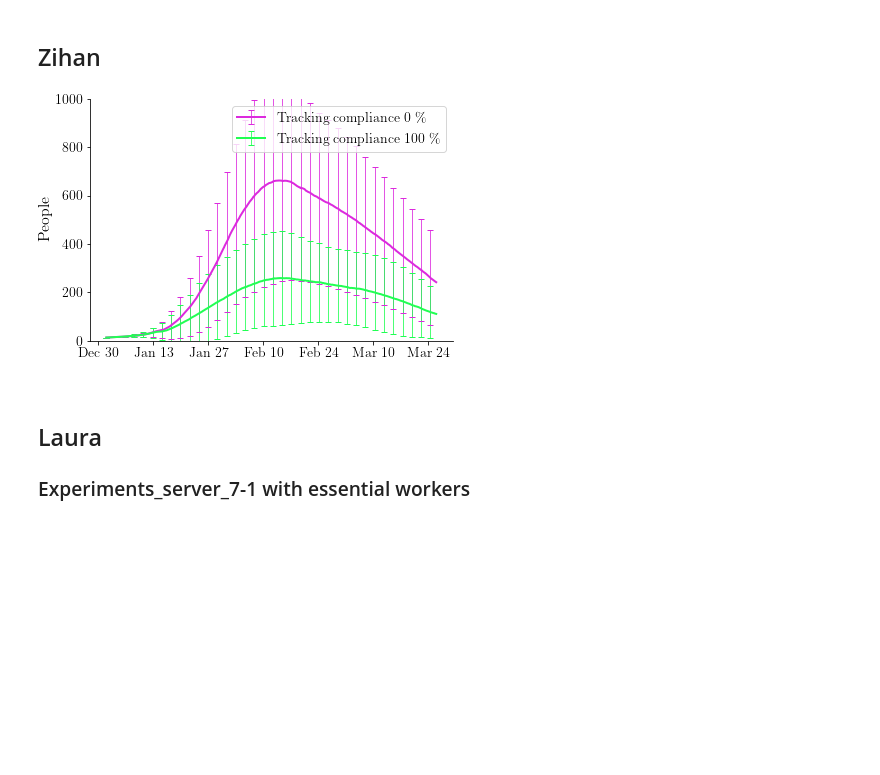
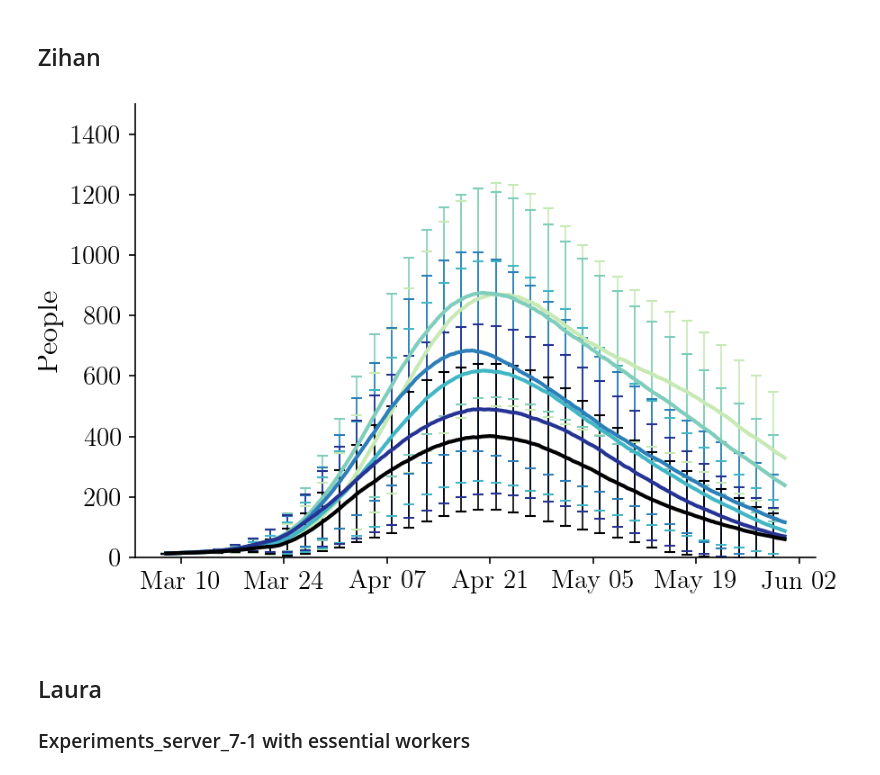
Before and after one commit to stanfordfuturebay/simulator, a Jupyter notebook: sim/Plot.ipynb, the cells around one changed output. Drawn from its saved outputs; the diff is of its cells as text; code cells hidden in the pictures; blank space fills up the shorter version.

```diff
--- a/sim/Plot.ipynb
+++ b/sim/Plot.ipynb
@@ -51,5 +48,7 @@ The autoreload extension is already loaded. To reload it, use:
 # %% [markdown]
 ## Zihan
+# %%
+summaries_SD_6 = load_summary('tracing_isolate_sftest_2trace_stochastic_20pctall_isohouse_40rpts_005betas_trace_friends_only_colleagues_tracehouse.pk')
 # %%
 '''
 (0) 0: SocialDistancingForAllMeasure`
@@ -67,7 +66,6 @@ import matplotlib.pyplot as plt
 rpts = 20
 p_compliance = [0.0, 1.0]
 measures_deployed = [1,3,6,7]
-summaries_SD_6 = load_summary('tracing_isolate_sf_tc1x_sup20_laura_isohouse_20rpts2.pk')
 for j, policy in enumerate(['advanced']):
     summaries_ = summaries_SD_6[policy]
     f,axs = plt.subplots(2,2,figsize = (13,13))
@@ -142,24 +140,23 @@ plt.show()
 # %%
 # Plot results of experiments_server_7-1.py
 c=0
 runstr = f'run{c}_'
-summaries_SD_6 = load_summary('tracing_isolate_sftest_5trace_stochastic_20pctall_isohouse_40rpts_005betas_trace_friends_only_colleagues_tracehouse.pk')
 FIGSIZE=(6, 4)
 
-p_compliance = [0.0, 1.0]
+p_compliance = [0.0,0.2,0.4,0.6,0.8,1.0]
 plotter = Plotter()
 titles_SD_6_ = list(['Tracking compliance '+ str(int(p*100.0)) + ' \%' for p in p_compliance])
-for j, policy in enumerate(['advanced']):
+for j, policy in enumerate(['basic']):
     summaries_ = summaries_SD_6[policy]
     plotter.compare_total_infections(
         summaries_,
         titles=titles_SD_6_,
         figtitle=(f'Infections for compliance levels for ' + policy + ' individuals compliant with contact-tracing'),
-        filename=runstr + f'SD_6{j}'+'tracing_isolate_sftest_5trace_stochastic_20pctall_isohouse_40rpts_005betas_trace_friends_only_colleagues_tracehouse',
+        filename=runstr + f'SD_6{j}'+'tracing_isolate_sftest_2trace_stochastic_20pctall_isohouse_40rpts_005betas_trace_friends_only_colleagues_tracehouse',
         figsize=FIGSIZE, acc=500,
-        ymax=1000, errorevery=14)
+        ymax=1500, errorevery=14, start_date = '2020-03-08', show_legend=False)
 # %% [output]
-[figure, old version]
+[figure, new version]
 # %% [markdown]
 ## Laura
 ### Experiments_server_7-1 with essential workers
```
Also changed, not shown: parts of 3 cells of this notebook.
